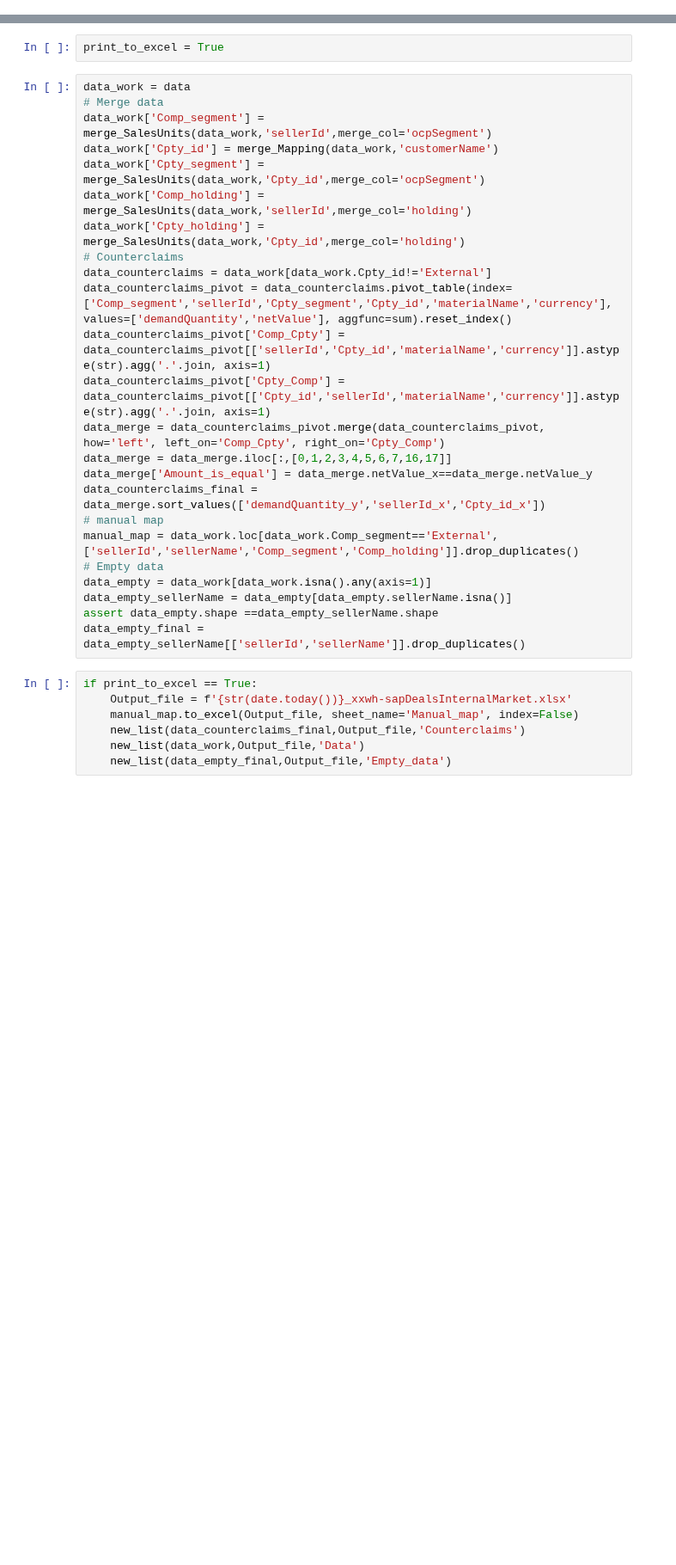
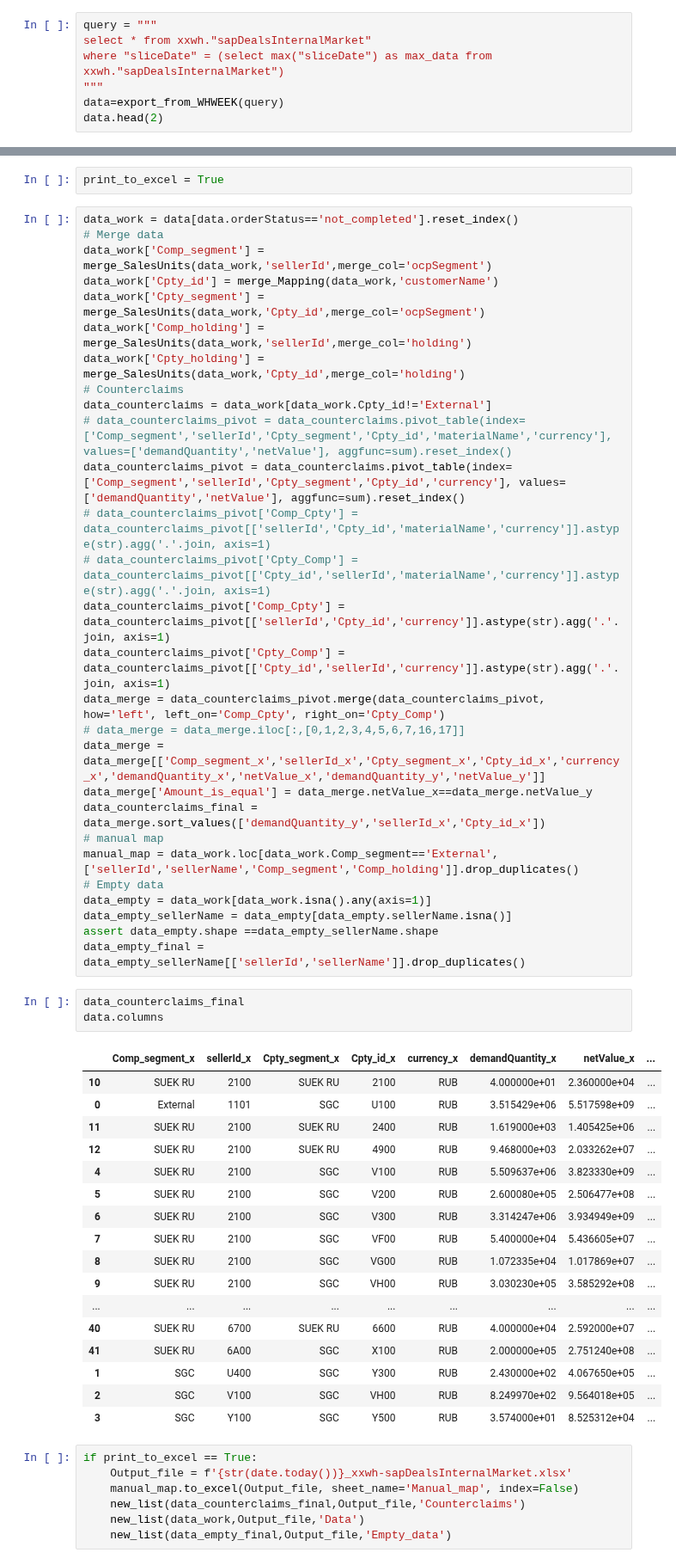
Before and after one commit to Lirollel/Work_AIM_Jupyter-Python-Pandas, a Jupyter notebook: OCP/Testing_bd/Coal.ipynb, the cells around one changed output, grey strips where cells are left out. Shown at 86% size. Cells and saved outputs as stored; diff of their text form; blank space fills up the shorter version.

```diff
--- a/OCP/Testing_bd/Coal.ipynb
+++ b/OCP/Testing_bd/Coal.ipynb
@@ -33,3 +33,10 @@ from xxwh."sapDealsInternalMarket"
 where "sliceDate" = (select max("sliceDate") as max_data from xxwh."sapDealsInternalMarket")
 """
 data=export_from_WHWEEK(query)
+# %%
+query = """
+select * from xxwh."sapDealsInternalMarket"
+where "sliceDate" = (select max("sliceDate") as max_data from xxwh."sapDealsInternalMarket")
+"""
+data=export_from_WHWEEK(query)
+data.head(2)
@@ -36,7 +67,7 @@ data=export_from_WHWEEK(query)
 # %%
 print_to_excel = True
 # %%
-data_work = data
+data_work = data[data.orderStatus=='not_completed'].reset_index()
 # Merge data
 data_work['Comp_segment'] = merge_SalesUnits(data_work,'sellerId',merge_col='ocpSegment')
 data_work['Cpty_id'] = merge_Mapping(data_work,'customerName')
@@ -45,11 +76,15 @@ data_work['Comp_holding'] = merge_SalesUnits(data_work,'sellerId',merge_col='hol
 data_work['Cpty_holding'] = merge_SalesUnits(data_work,'Cpty_id',merge_col='holding')
 # Counterclaims
 data_counterclaims = data_work[data_work.Cpty_id!='External']
-data_counterclaims_pivot = data_counterclaims.pivot_table(index=['Comp_segment','sellerId','Cpty_segment','Cpty_id','materialName','currency'], values=['demandQuantity','netValue'], aggfunc=sum).reset_index()
-data_counterclaims_pivot['Comp_Cpty'] = data_counterclaims_pivot[['sellerId','Cpty_id','materialName','currency']].astype(str).agg('.'.join, axis=1)
-data_counterclaims_pivot['Cpty_Comp'] = data_counterclaims_pivot[['Cpty_id','sellerId','materialName','currency']].astype(str).agg('.'.join, axis=1)
+# data_counterclaims_pivot = data_counterclaims.pivot_table(index=['Comp_segment','sellerId','Cpty_segment','Cpty_id','materialName','currency'], values=['demandQuantity','netValue'], aggfunc=sum).reset_index()
+data_counterclaims_pivot = data_counterclaims.pivot_table(index=['Comp_segment','sellerId','Cpty_segment','Cpty_id','currency'], values=['demandQuantity','netValue'], aggfunc=sum).reset_index()
+# data_counterclaims_pivot['Comp_Cpty'] = data_counterclaims_pivot[['sellerId','Cpty_id','materialName','currency']].astype(str).agg('.'.join, axis=1)
+# data_counterclaims_pivot['Cpty_Comp'] = data_counterclaims_pivot[['Cpty_id','sellerId','materialName','currency']].astype(str).agg('.'.join, axis=1)
+data_counterclaims_pivot['Comp_Cpty'] = data_counterclaims_pivot[['sellerId','Cpty_id','currency']].astype(str).agg('.'.join, axis=1)
+data_counterclaims_pivot['Cpty_Comp'] = data_counterclaims_pivot[['Cpty_id','sellerId','currency']].astype(str).agg('.'.join, axis=1)
 data_merge = data_counterclaims_pivot.merge(data_counterclaims_pivot, how='left', left_on='Comp_Cpty', right_on='Cpty_Comp')
-data_merge = data_merge.iloc[:,[0,1,2,3,4,5,6,7,16,17]]
+# data_merge = data_merge.iloc[:,[0,1,2,3,4,5,6,7,16,17]]
+data_merge = data_merge[['Comp_segment_x','sellerId_x','Cpty_segment_x','Cpty_id_x','currency_x','demandQuantity_x','netValue_x','demandQuantity_y','netValue_y']]
 data_merge['Amount_is_equal'] = data_merge.netValue_x==data_merge.netValue_y
 data_counterclaims_final = data_merge.sort_values(['demandQuantity_y','sellerId_x','Cpty_id_x'])
 # manual map
@@ -59,6 +94,27 @@ data_empty = data_work[data_work.isna().any(axis=1)]
 data_empty_sellerName = data_empty[data_empty.sellerName.isna()]
 assert data_empty.shape ==data_empty_sellerName.shape
 data_empty_final = data_empty_sellerName[['sellerId','sellerName']].drop_duplicates()
+# %%
+data_counterclaims_final
+data.columns
+# %% [output]
+|  | Comp_segment_x | sellerId_x | Cpty_segment_x | Cpty_id_x | currency_x | demandQuantity_x | netValue_x | ... |
+| 10 | SUEK RU | 2100 | SUEK RU | 2100 | RUB | 4.000000e+01 | 2.360000e+04 | ... |
+| 0 | External | 1101 | SGC | U100 | RUB | 3.515429e+06 | 5.517598e+09 | ... |
+| 11 | SUEK RU | 2100 | SUEK RU | 2400 | RUB | 1.619000e+03 | 1.405425e+06 | ... |
+| 12 | SUEK RU | 2100 | SUEK RU | 4900 | RUB | 9.468000e+03 | 2.033262e+07 | ... |
+| 4 | SUEK RU | 2100 | SGC | V100 | RUB | 5.509637e+06 | 3.823330e+09 | ... |
+| 5 | SUEK RU | 2100 | SGC | V200 | RUB | 2.600080e+05 | 2.506477e+08 | ... |
+| 6 | SUEK RU | 2100 | SGC | V300 | RUB | 3.314247e+06 | 3.934949e+09 | ... |
+| 7 | SUEK RU | 2100 | SGC | VF00 | RUB | 5.400000e+04 | 5.436605e+07 | ... |
+| 8 | SUEK RU | 2100 | SGC | VG00 | RUB | 1.072335e+04 | 1.017869e+07 | ... |
+| 9 | SUEK RU | 2100 | SGC | VH00 | RUB | 3.030230e+05 | 3.585292e+08 | ... |
+| ... | ... | ... | ... | ... | ... | ... | ... | ... |
+| 40 | SUEK RU | 6700 | SUEK RU | 6600 | RUB | 4.000000e+04 | 2.592000e+07 | ... |
+| 41 | SUEK RU | 6A00 | SGC | X100 | RUB | 2.000000e+05 | 2.751240e+08 | ... |
+| 1 | SGC | U400 | SGC | Y300 | RUB | 2.430000e+02 | 4.067650e+05 | ... |
+| 2 | SGC | V100 | SGC | VH00 | RUB | 8.249970e+02 | 9.564018e+05 | ... |
+| 3 | SGC | Y100 | SGC | Y500 | RUB | 3.574000e+01 | 8.525312e+04 | ... |
 # %%
 if print_to_excel == True:
     Output_file = f'{str(date.today())}_xxwh-sapDealsInternalMarket.xlsx'
```
Also changed, not shown: parts of 3 cells of this notebook, 7 other files.
